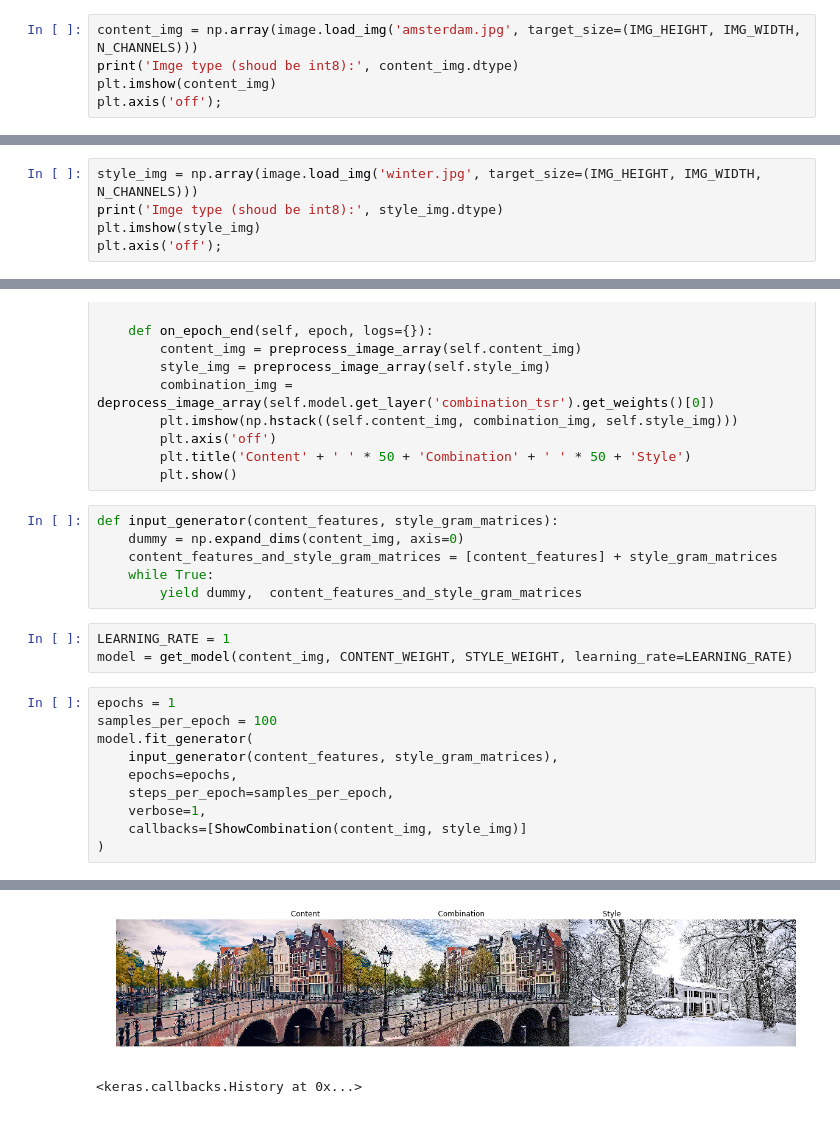
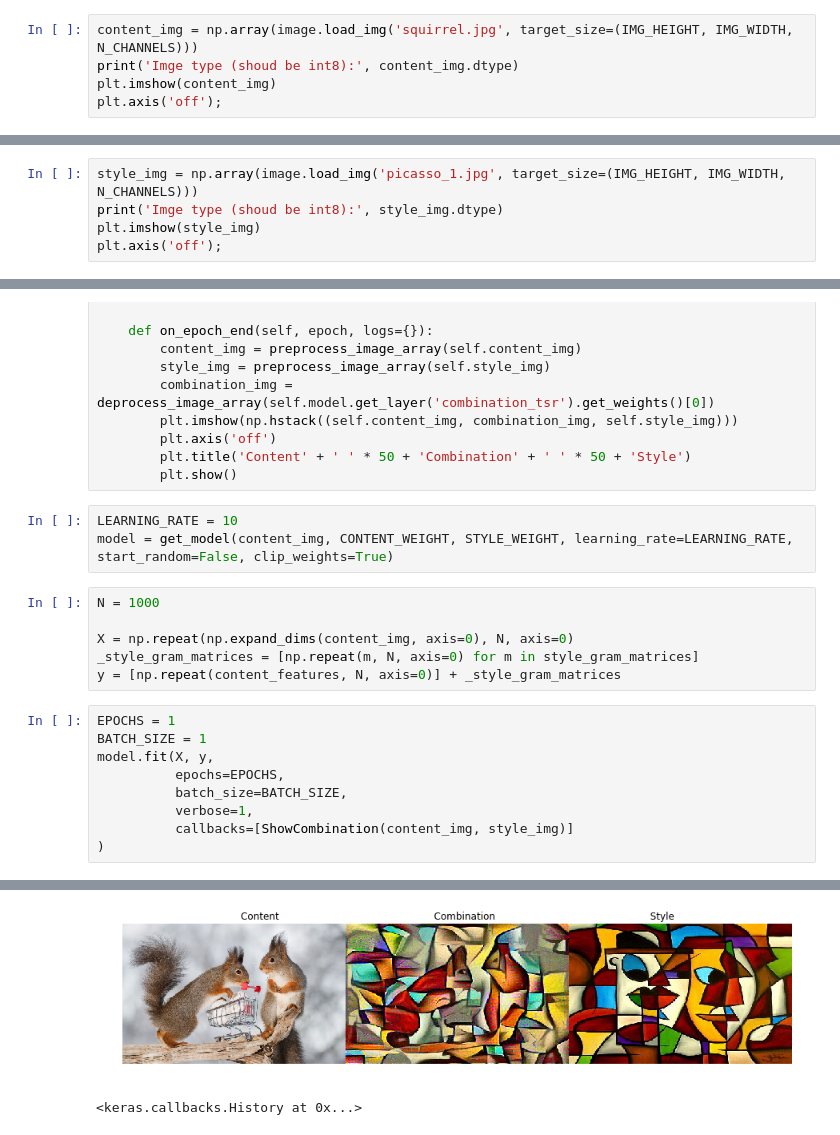
Before and after one commit to rragundez/deep-painting, a Jupyter notebook: style_transfer.ipynb, the cells around one changed output, grey strips where cells are left out. Cells and saved outputs as stored; diff of their text form.

```diff
--- a/style_transfer.ipynb
+++ b/style_transfer.ipynb
@@ -160,7 +183,7 @@ N_CHANNELS = 3
 CONTENT_WEIGHT = 0.25
 STYLE_WEIGHT = 4
 # %%
-content_img = np.array(image.load_img('amsterdam.jpg', target_size=(IMG_HEIGHT, IMG_WIDTH, N_CHANNELS)))
+content_img = np.array(image.load_img('squirrel.jpg', target_size=(IMG_HEIGHT, IMG_WIDTH, N_CHANNELS)))
 print('Imge type (shoud be int8):', content_img.dtype)
 plt.imshow(content_img)
 plt.axis('off');
@@ -170,7 +193,7 @@ Imge type (shoud be int8): uint8
 # %%
 content_features = get_content_features_and_gram_matrix(content_img)[0]
 # %%
-style_img = np.array(image.load_img('winter.jpg', target_size=(IMG_HEIGHT, IMG_WIDTH, N_CHANNELS)))
+style_img = np.array(image.load_img('picasso_1.jpg', target_size=(IMG_HEIGHT, IMG_WIDTH, N_CHANNELS)))
 print('Imge type (shoud be int8):', style_img.dtype)
 plt.imshow(style_img)
 plt.axis('off');
@@ -195,24 +218,23 @@ class ShowCombination(Callback):
         plt.axis('off')
         plt.title('Content' + ' ' * 50 + 'Combination' + ' ' * 50 + 'Style')
         plt.show()
-# %%
-def input_generator(content_features, style_gram_matrices):
-    dummy = np.expand_dims(content_img, axis=0)
-    content_features_and_style_gram_matrices = [content_features] + style_gram_matrices
-    while True:
-        yield dummy,  content_features_and_style_gram_matrices
 # %%
-LEARNING_RATE = 1
-model = get_model(content_img, CONTENT_WEIGHT, STYLE_WEIGHT, learning_rate=LEARNING_RATE)
+LEARNING_RATE = 10
+model = get_model(content_img, CONTENT_WEIGHT, STYLE_WEIGHT, learning_rate=LEARNING_RATE, start_random=False, clip_weights=True)
+# %%
+N = 1000
+
+X = np.repeat(np.expand_dims(content_img, axis=0), N, axis=0)
+_style_gram_matrices = [np.repeat(m, N, axis=0) for m in style_gram_matrices]
+y = [np.repeat(content_features, N, axis=0)] + _style_gram_matrices
 # %%
-epochs = 1
-samples_per_epoch = 100
-model.fit_generator(
-    input_generator(content_features, style_gram_matrices),
-    epochs=epochs,
-    steps_per_epoch=samples_per_epoch,
-    verbose=1,
-    callbacks=[ShowCombination(content_img, style_img)]
+EPOCHS = 1
+BATCH_SIZE = 1
+model.fit(X, y,
+          epochs=EPOCHS,
+          batch_size=BATCH_SIZE,
+          verbose=1,
+          callbacks=[ShowCombination(content_img, style_img)]
 )
 # %% [output]
 Epoch 1/1
@@ -220,2 +242,2 @@ Epoch 1/1
-[figure, old version]
+[figure, new version]
 <keras.callbacks.History at 0x...>
```
Also changed, not shown: parts of 7 cells of this notebook.
